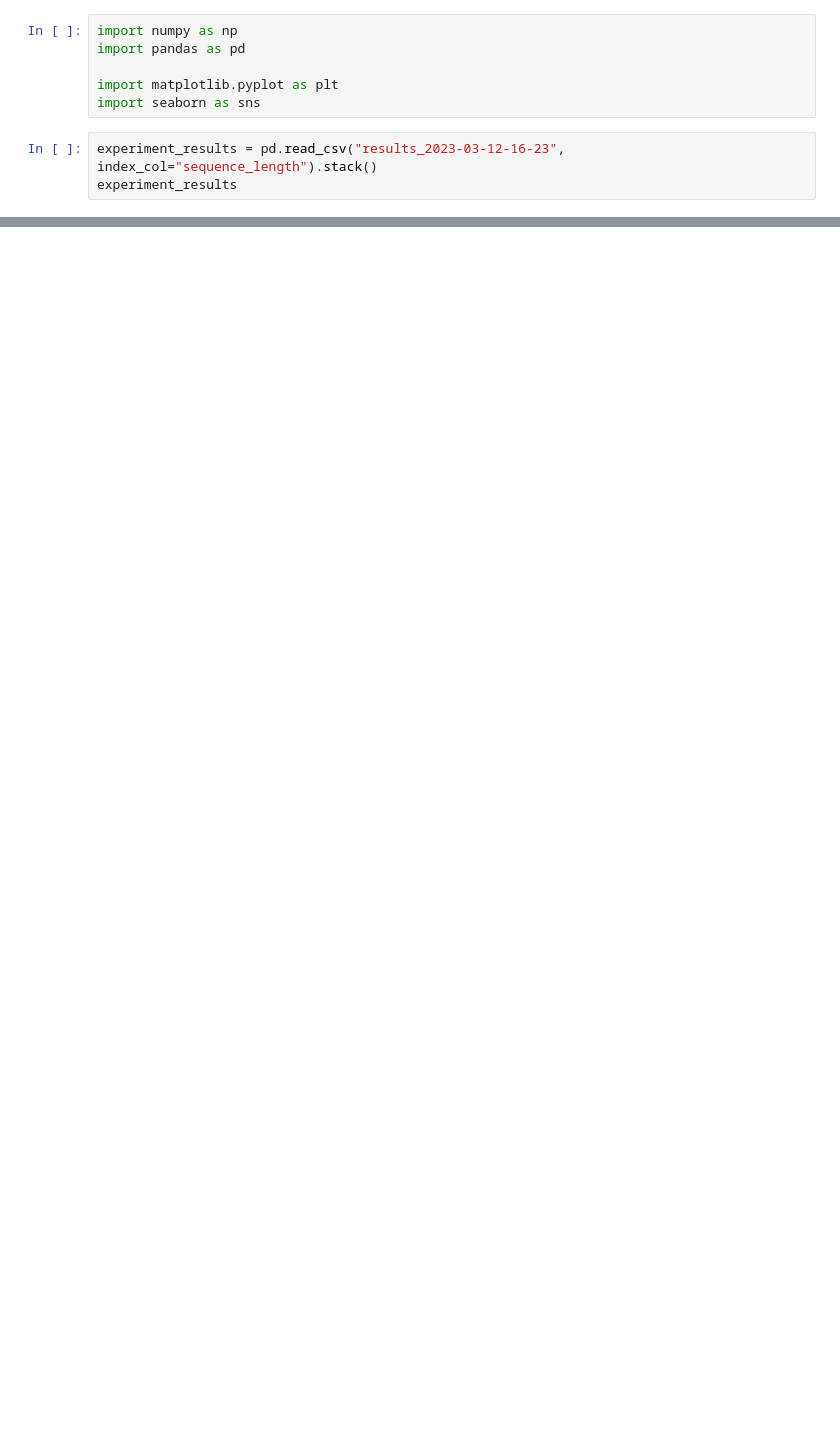
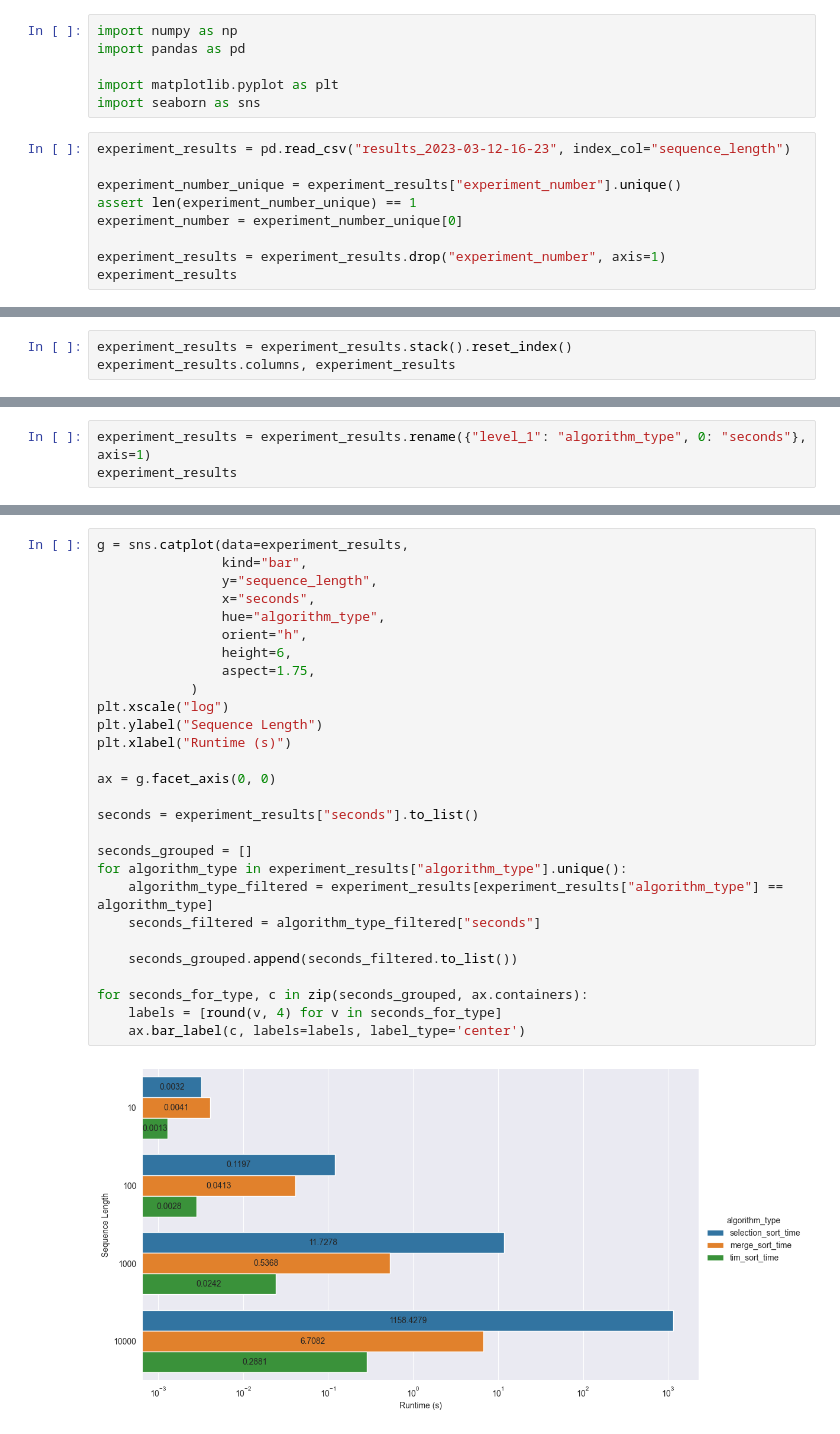
Before and after one commit to adamwilczynski/algorithms-and-data-structures, a Jupyter notebook: sorting/visualizations.ipynb, the cells around one changed output, grey strips where cells are left out. Saved outputs shown, nothing was run; the diff lists cells and outputs as text; blank space fills up the shorter version.

Commit message:
Create Visuals

```diff
--- a/sorting/visualizations.ipynb
+++ b/sorting/visualizations.ipynb
@@ -5,6 +5,12 @@ import pandas as pd
 import matplotlib.pyplot as plt
 import seaborn as sns
 # %%
-experiment_results = pd.read_csv("results_2023-03-12-16-23", index_col="sequence_length").stack()
+experiment_results = pd.read_csv("results_2023-03-12-16-23", index_col="sequence_length")
+
+experiment_number_unique = experiment_results["experiment_number"].unique()
+assert len(experiment_number_unique) == 1
+experiment_number = experiment_number_unique[0]
+
+experiment_results = experiment_results.drop("experiment_number", axis=1)
 experiment_results
 # %% [output]
@@ -36,0 +23,3 @@ ValueError: Could not interpret input 'sequence_length'
+# %%
+experiment_results = experiment_results.stack().reset_index()
+experiment_results.columns, experiment_results
@@ -36,0 +41,3 @@ ValueError: Could not interpret input 'sequence_length'
+# %%
+experiment_results = experiment_results.rename({"level_1": "algorithm_type", 0: "seconds"}, axis=1)
+experiment_results
@@ -36,0 +58,30 @@ ValueError: Could not interpret input 'sequence_length'
+# %%
+g = sns.catplot(data=experiment_results,
+                kind="bar",
+                y="sequence_length",
+                x="seconds",
+                hue="algorithm_type",
+                orient="h",
+                height=6,
+                aspect=1.75,
+            )
+plt.xscale("log")
+plt.ylabel("Sequence Length")
+plt.xlabel("Runtime (s)")
+
+ax = g.facet_axis(0, 0)
+
+seconds = experiment_results["seconds"].to_list()
+
+seconds_grouped = []
+for algorithm_type in experiment_results["algorithm_type"].unique():
+    algorithm_type_filtered = experiment_results[experiment_results["algorithm_type"] == algorithm_type]
+    seconds_filtered = algorithm_type_filtered["seconds"]
+
+    seconds_grouped.append(seconds_filtered.to_list())
+
+for seconds_for_type, c in zip(seconds_grouped, ax.containers):
+    labels = [round(v, 4) for v in seconds_for_type]
+    ax.bar_label(c, labels=labels, label_type='center')
+# %% [output]
+[figure, added]
```
Also changed, not shown: parts of 5 cells of this notebook, 2 other files.
